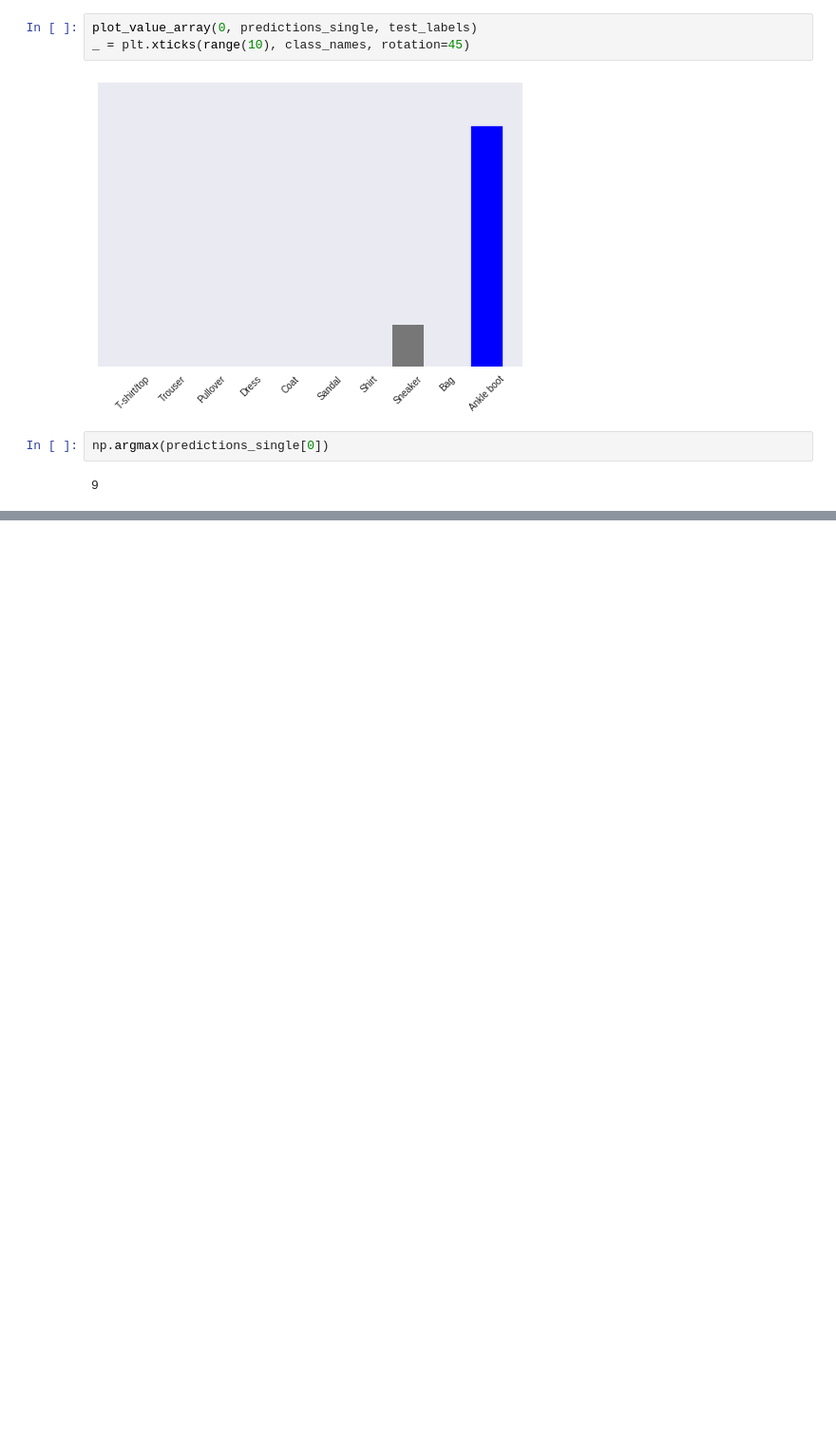
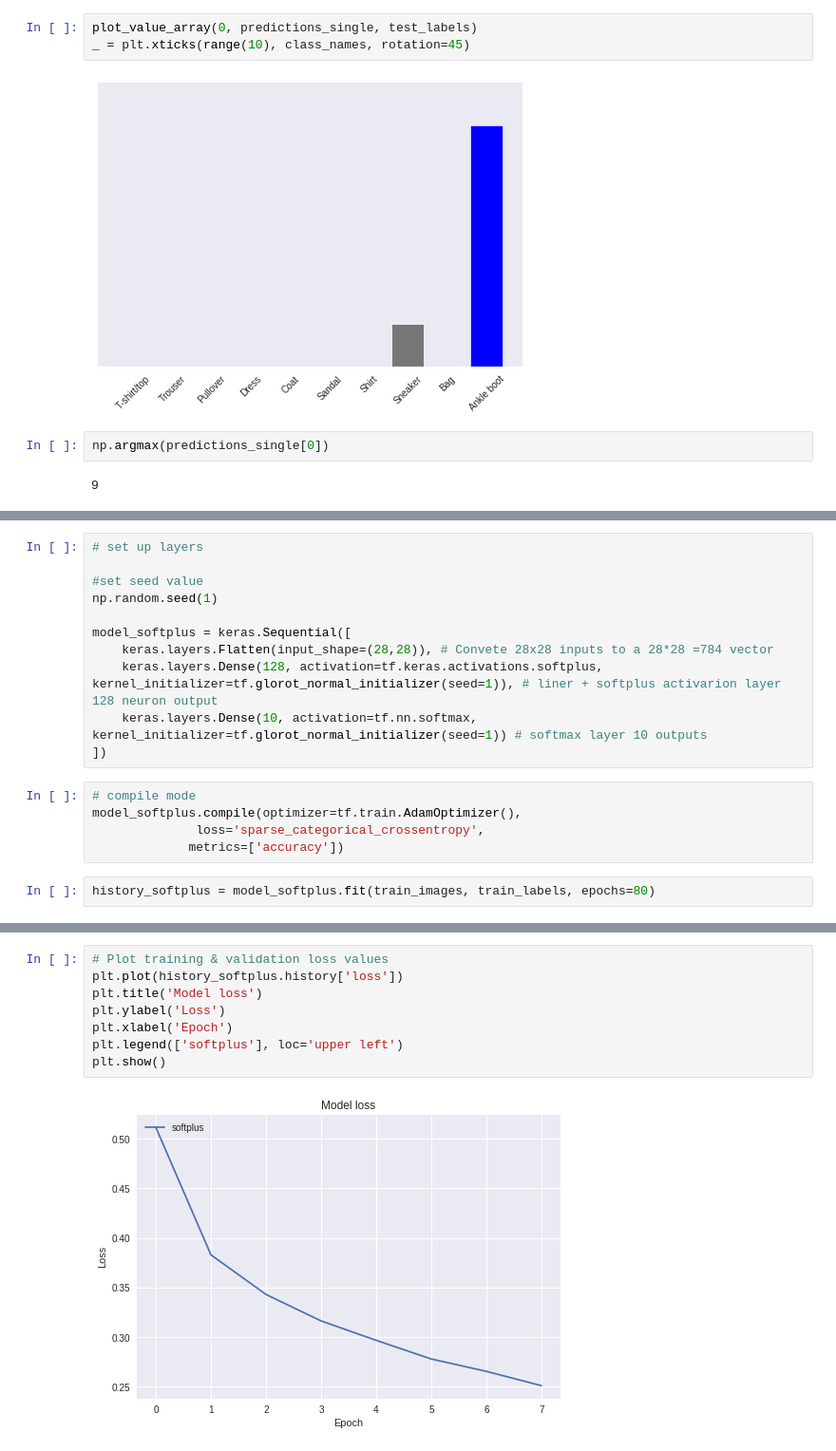
Before and after one commit to RafayAK/TensorFlow_FashionMNIST, a Jupyter notebook: FashionMNIST.ipynb, the cells around one changed output, grey strips where cells are left out. Shown: that part at 95% size. Saved outputs shown, nothing was run; the diff lists cells and outputs as text; blank space fills up the shorter version.

Commit message:
Perform experiment with Softplus as activation

```diff
--- a/FashionMNIST.ipynb
+++ b/FashionMNIST.ipynb
@@ -274,0 +283,18 @@ np.argmax(predictions_single[0])
+# %%
+# set up layers
+
+#set seed value
+np.random.seed(1)
+
+model_softplus = keras.Sequential([
+    keras.layers.Flatten(input_shape=(28,28)), # Convete 28x28 inputs to a 28*28 =784 vector
+    keras.layers.Dense(128, activation=tf.keras.activations.softplus, kernel_initializer=tf.glorot_normal_initializer(seed=1)), # liner + softplus activarion layer 128 neuron output
+    keras.layers.Dense(10, activation=tf.nn.softmax, kernel_initializer=tf.glorot_normal_initializer(seed=1)) # softmax layer 10 outputs
+])
+# %%
+# compile mode
+model_softplus.compile(optimizer=tf.train.AdamOptimizer(),
+              loss='sparse_categorical_crossentropy',
+             metrics=['accuracy'])
+# %%
+history_softplus = model_softplus.fit(train_images, train_labels, epochs=80)
@@ -274,0 +335,10 @@ np.argmax(predictions_single[0])
+# %%
+# Plot training & validation loss values
+plt.plot(history_softplus.history['loss'])
+plt.title('Model loss')
+plt.ylabel('Loss')
+plt.xlabel('Epoch')
+plt.legend(['softplus'], loc='upper left')
+plt.show()
+# %% [output]
+[figure, added]
```
Also changed, not shown: parts of 13 cells of this notebook.
